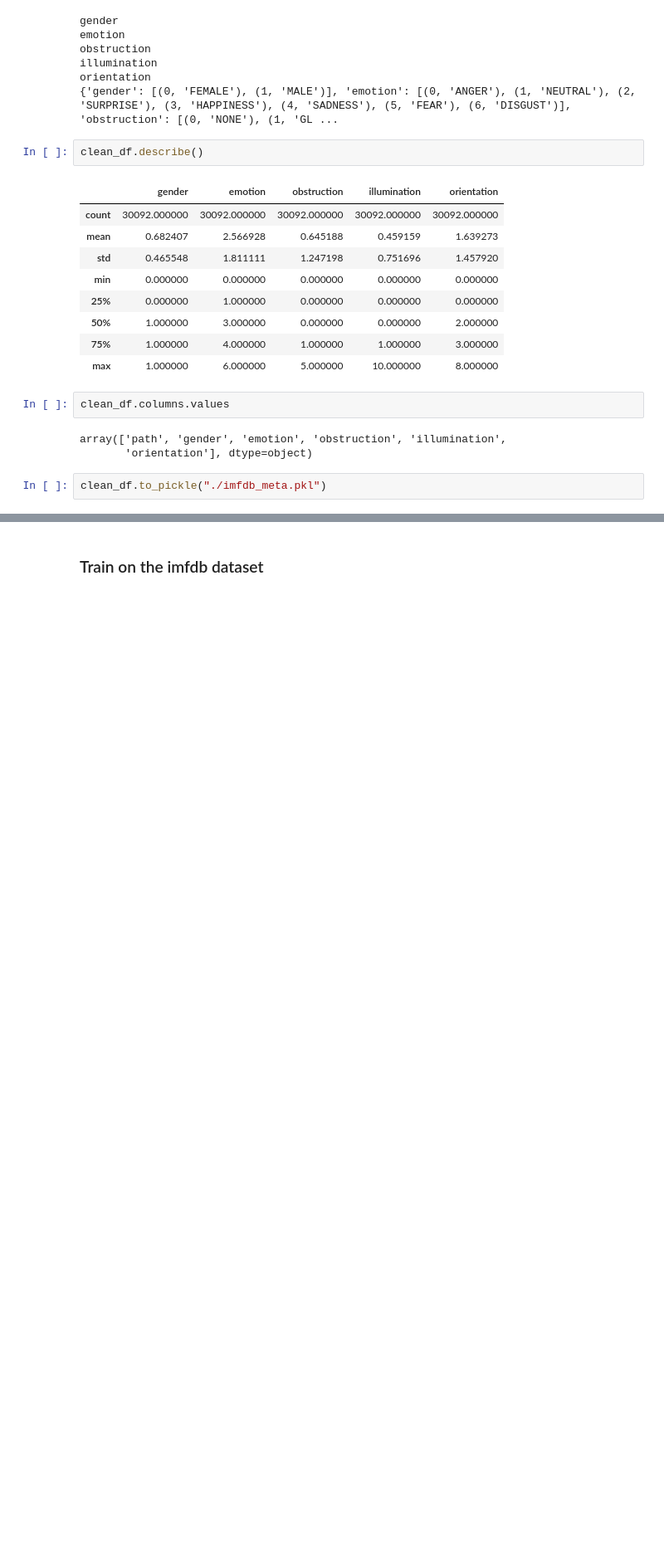
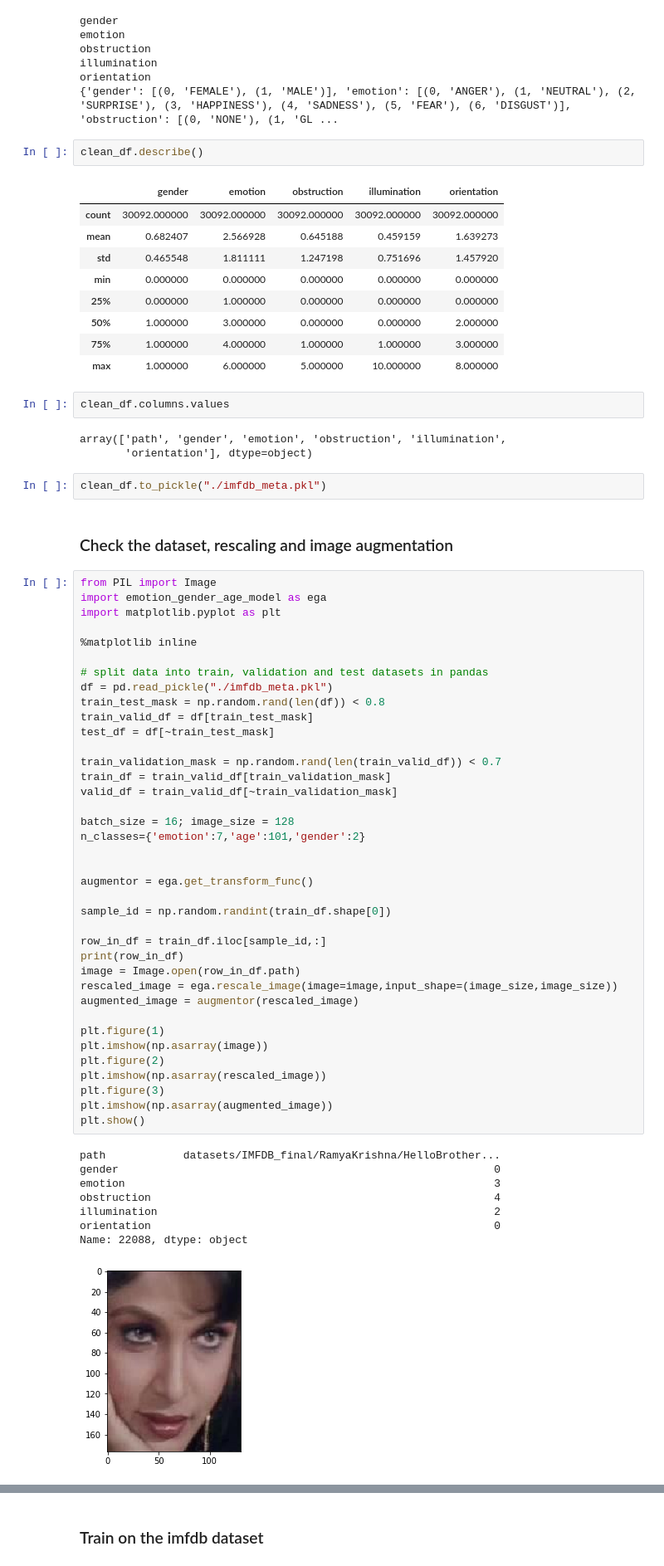
Before and after one commit to sid-kas/FastFace, a Jupyter notebook: src/extractor.ipynb, the cells around one changed output, grey strips where cells are left out. Shown at 83% size. Drawn from its saved outputs; the diff is of its cells as text; blank space fills up the shorter version.

```diff
--- a/src/extractor.ipynb
+++ b/src/extractor.ipynb
@@ -151,3 +151,52 @@ array(['path', 'gender', 'emotion', 'obstruction', 'illumination',
        'orientation'], dtype=object)
 # %%
 clean_df.to_pickle("./imfdb_meta.pkl")
+# %% [markdown]
+### Check the dataset, rescaling and image augmentation
+# %%
+from PIL import Image
+import emotion_gender_age_model as ega
+import matplotlib.pyplot as plt
+
+%matplotlib inline
+
+# split data into train, validation and test datasets in pandas
+df = pd.read_pickle("./imfdb_meta.pkl")
+train_test_mask = np.random.rand(len(df)) < 0.8
+train_valid_df = df[train_test_mask]
+test_df = df[~train_test_mask]
+
+train_validation_mask = np.random.rand(len(train_valid_df)) < 0.7
+train_df = train_valid_df[train_validation_mask]
+valid_df = train_valid_df[~train_validation_mask]
+
+batch_size = 16; image_size = 128
+n_classes={'emotion':7,'age':101,'gender':2}
+
+
+augmentor = ega.get_transform_func()
+
+sample_id = np.random.randint(train_df.shape[0])
+
+row_in_df = train_df.iloc[sample_id,:]
+print(row_in_df)
+image = Image.open(row_in_df.path)
+rescaled_image = ega.rescale_image(image=image,input_shape=(image_size,image_size))
+augmented_image = augmentor(rescaled_image)
+
+plt.figure(1)
+plt.imshow(np.asarray(image))
+plt.figure(2)
+plt.imshow(np.asarray(rescaled_image))
+plt.figure(3)
+plt.imshow(np.asarray(augmented_image))
+plt.show()
+# %% [output]
+path            datasets/IMFDB_final/RamyaKrishna/HelloBrother...
+gender                                                          0
+emotion                                                         3
+obstruction                                                     4
+illumination                                                    2
+orientation                                                     0
+Name: 22088, dtype: object
+[figure, added]
```
Also changed, not shown: parts of 6 cells of this notebook, 12 other files.
